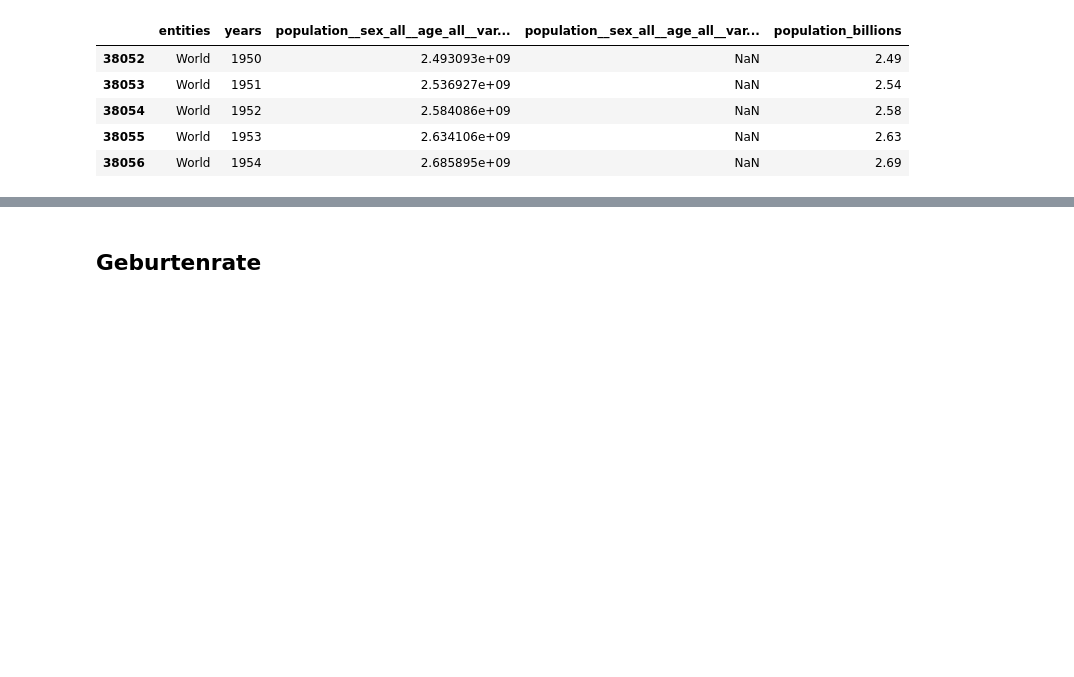
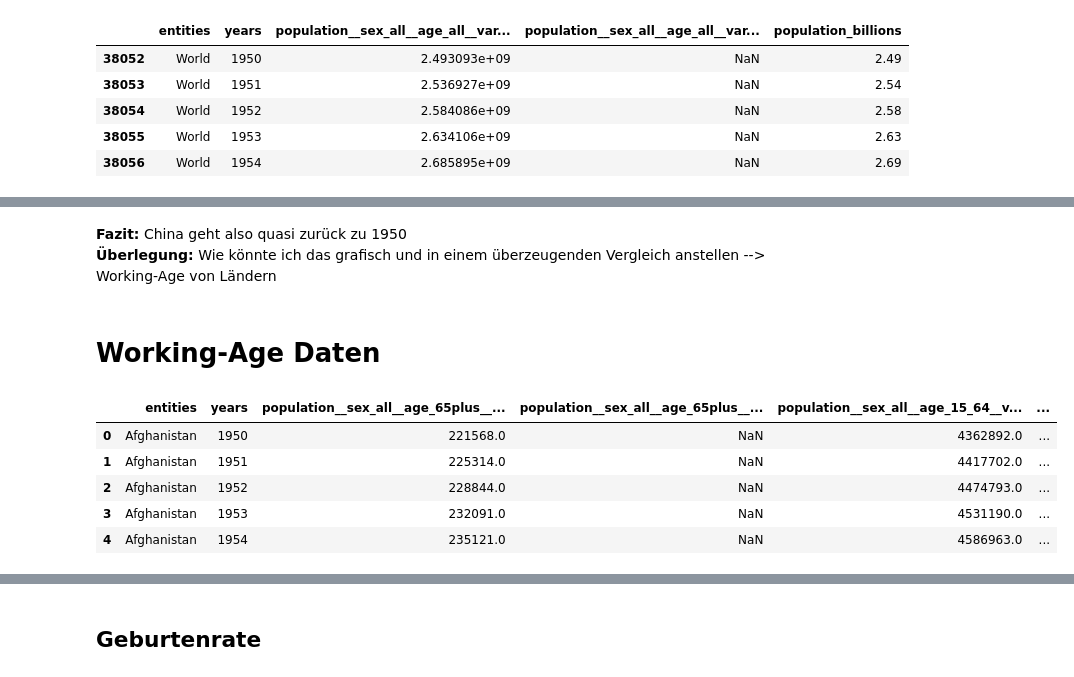
Before and after one commit to TobiasMaissen/cas_statistik_davi, a Jupyter notebook: visualisierungen.ipynb, the cells around one changed output, grey strips where cells are left out. Cells and saved outputs as stored; diff of their text form; code cells hidden in the pictures; blank space fills up the shorter version.

```diff
--- a/visualisierungen.ipynb
+++ b/visualisierungen.ipynb
@@ -325,0 +457,15 @@ fig.show()
+# %% [markdown]
+**Fazit:** China geht also quasi zurück zu 1950
+**Überlegung:** Wie könnte ich das grafisch und in einem überzeugenden Vergleich anstellen --> Working-Age von Ländern
+# %% [markdown]
+# Working-Age Daten
+# %%
+working_age_df = charts.get_data("population-young-working-elderly-with-projections")
+working_age_df.head()
+# %% [output]
+|  | entities | years | population__sex_all__age_65plus__... | population__sex_all__age_65plus__... | population__sex_all__age_15_64__v... | ... |
+| 0 | Afghanistan | 1950 | 221568.0 | NaN | 4362892.0 | ... |
+| 1 | Afghanistan | 1951 | 225314.0 | NaN | 4417702.0 | ... |
+| 2 | Afghanistan | 1952 | 228844.0 | NaN | 4474793.0 | ... |
+| 3 | Afghanistan | 1953 | 232091.0 | NaN | 4531190.0 | ... |
+| 4 | Afghanistan | 1954 | 235121.0 | NaN | 4586963.0 | ... |
```
Also changed, not shown: parts of 17 cells of this notebook, 4 other files.
